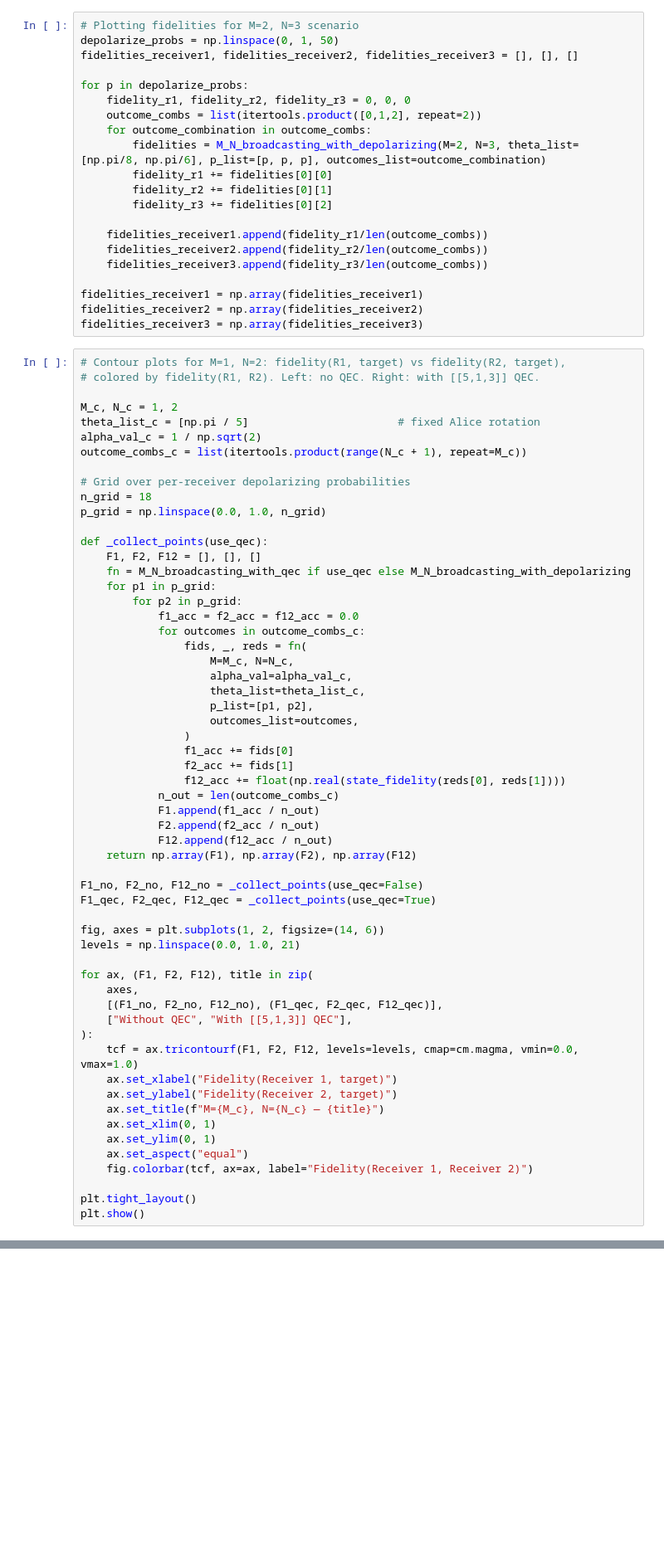
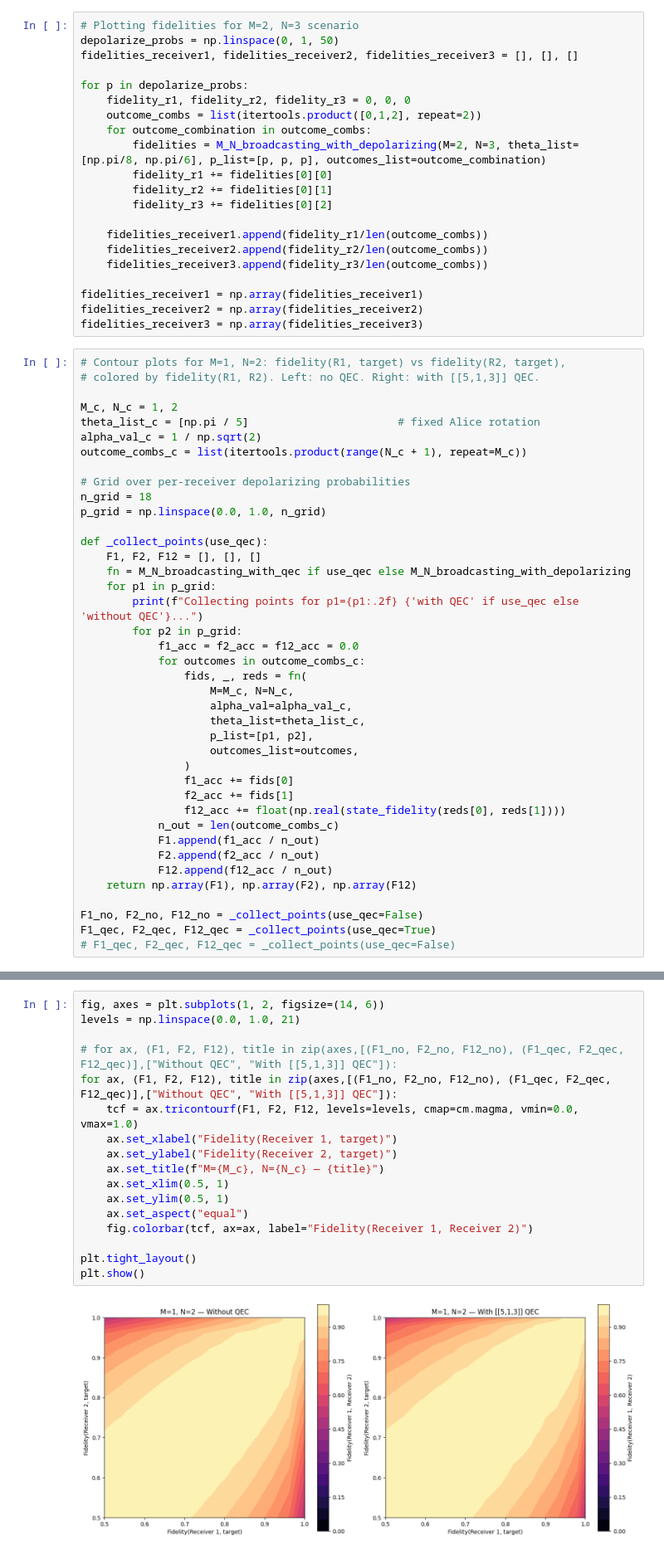
Before and after one commit to mtp354/Broadcasting, a Jupyter notebook: broadcast protocol.ipynb, the cells around one changed output, grey strips where cells are left out. Shown at 83% size. Drawn from its saved outputs; the diff is of its cells as text; blank space fills up the shorter version.

Commit message:
Plot types completed

```diff
--- a/broadcast protocol.ipynb
+++ b/broadcast protocol.ipynb
@@ -830,6 +830,7 @@ def _collect_points(use_qec):
     F1, F2, F12 = [], [], []
     fn = M_N_broadcasting_with_qec if use_qec else M_N_broadcasting_with_depolarizing
     for p1 in p_grid:
+        print(f"Collecting points for p1={p1:.2f} {'with QEC' if use_qec else 'without QEC'}...")
         for p2 in p_grid:
             f1_acc = f2_acc = f12_acc = 0.0
             for outcomes in outcome_combs_c:
@@ -851,24 +852,5 @@ def _collect_points(use_qec):
 
 F1_no, F2_no, F12_no = _collect_points(use_qec=False)
 F1_qec, F2_qec, F12_qec = _collect_points(use_qec=True)
-
-fig, axes = plt.subplots(1, 2, figsize=(14, 6))
-levels = np.linspace(0.0, 1.0, 21)
-
-for ax, (F1, F2, F12), title in zip(
-    axes,
-    [(F1_no, F2_no, F12_no), (F1_qec, F2_qec, F12_qec)],
-    ["Without QEC", "With [[5,1,3]] QEC"],
-):
-    tcf = ax.tricontourf(F1, F2, F12, levels=levels, cmap=cm.magma, vmin=0.0, vmax=1.0)
-    ax.set_xlabel("Fidelity(Receiver 1, target)")
-    ax.set_ylabel("Fidelity(Receiver 2, target)")
-    ax.set_title(f"M={M_c}, N={N_c} — {title}")
-    ax.set_xlim(0, 1)
-    ax.set_ylim(0, 1)
-    ax.set_aspect("equal")
-    fig.colorbar(tcf, ax=ax, label="Fidelity(Receiver 1, Receiver 2)")
-
-plt.tight_layout()
-plt.show()
+# F1_qec, F2_qec, F12_qec = _collect_points(use_qec=False)
 # %% [output]
@@ -875,0 +874,19 @@ KeyboardInterrupt:
+# %%
+fig, axes = plt.subplots(1, 2, figsize=(14, 6))
+levels = np.linspace(0.0, 1.0, 21)
+
+# for ax, (F1, F2, F12), title in zip(axes,[(F1_no, F2_no, F12_no), (F1_qec, F2_qec, F12_qec)],["Without QEC", "With [[5,1,3]] QEC"]):
+for ax, (F1, F2, F12), title in zip(axes,[(F1_no, F2_no, F12_no), (F1_qec, F2_qec, F12_qec)],["Without QEC", "With [[5,1,3]] QEC"]):
+    tcf = ax.tricontourf(F1, F2, F12, levels=levels, cmap=cm.magma, vmin=0.0, vmax=1.0)
+    ax.set_xlabel("Fidelity(Receiver 1, target)")
+    ax.set_ylabel("Fidelity(Receiver 2, target)")
+    ax.set_title(f"M={M_c}, N={N_c} — {title}")
+    ax.set_xlim(0.5, 1)
+    ax.set_ylim(0.5, 1)
+    ax.set_aspect("equal")
+    fig.colorbar(tcf, ax=ax, label="Fidelity(Receiver 1, Receiver 2)")
+
+plt.tight_layout()
+plt.show()
+# %% [output]
+[figure, added]
```
Also changed, not shown: parts of 1 cell of this notebook, 8 other files.
